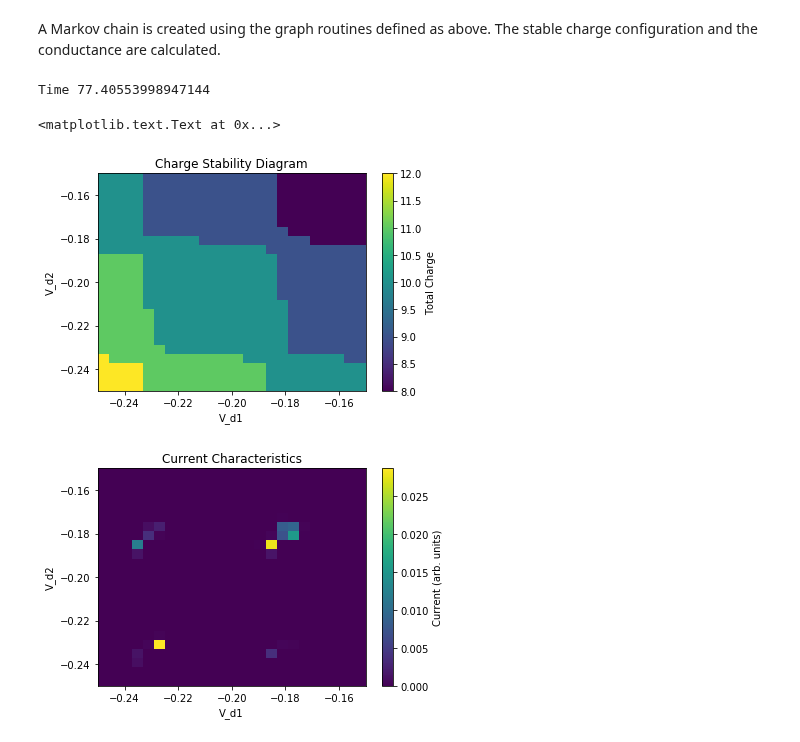
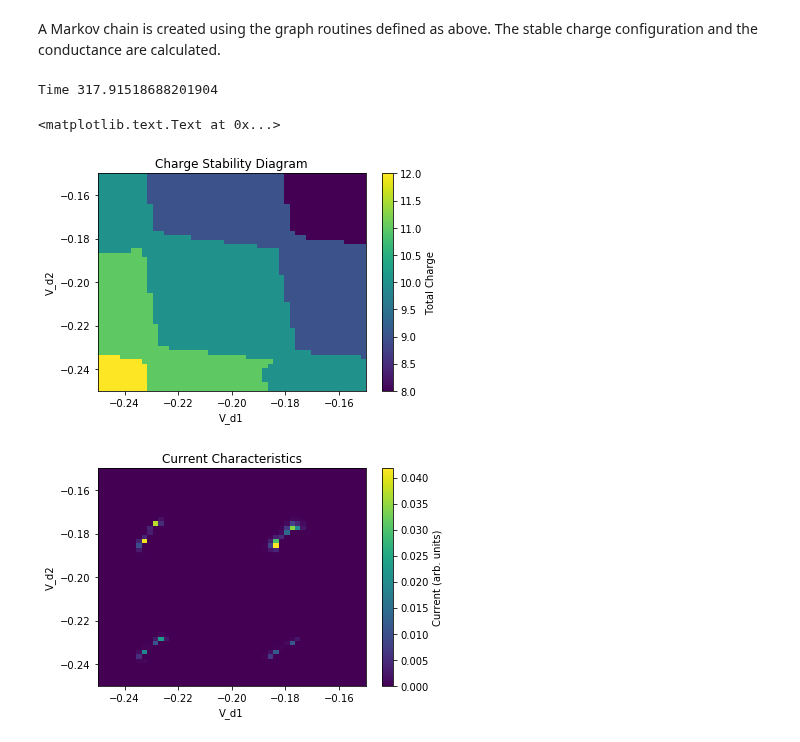
Before and after one commit to Quantumgame/quantum-ml, a Jupyter notebook: ThomasFermi Capacitance Model/Capacitance Model and Conductance Calculations.ipynb, the cells around one changed output. Drawn from its saved outputs; the diff is of its cells as text; code cells hidden in the pictures.

```diff
--- a/ThomasFermi Capacitance Model/Capacitance Model and Conductance Calculations.ipynb
+++ b/ThomasFermi Capacitance Model/Capacitance Model and Conductance Calculations.ipynb
@@ -234,7 +234,7 @@ class ThomasFermi():
 
         N_int = [int(np.rint(x)) for x in Z]
         N_limit = 1
-        dN_list = [range(max(0,x-N_limit),x+N_limit,1) for x in N_int]
+        dN_list = [range(max(0,x-N_limit),x+N_limit+1,1) for x in N_int]
         N_list = list(itertools.product(*dN_list))
 
         energy_table = [self.calc_cap_energy(np.array(x)) for x in N_list]
@@ -652,7 +652,7 @@ class Markov():
 # %% [markdown]
 A Markov chain is created using the graph routines defined as above. The stable charge configuration and the conductance are calculated.
 # %%
-N_v = 25
+N_v = 50
 Vd1_vec = np.linspace(-150e-3,-250e-3,N_v)
 Vd2_vec = np.linspace(-150e-3,-250e-3,N_v)
 
@@ -673,33 +673,33 @@ def markov_wrapper(V):
     markov = Markov(tf)
 
     markov.generate_graph()
     current = markov.calc_current()
     state = markov.calc_state()
 
     return state,current
 
 output = [markov_wrapper(calc_V(x,y)) for y in list_list_b]
 print("Time",time.time()-st)
 
 XX,YY = np.meshgrid(Vd1_vec,Vd2_vec)
 
 plt.figure(1)
 plt.pcolor(XX,YY,np.array([np.sum(x[0]) for x in output]).reshape((N_v,N_v)));
 plt.xlabel('V_d1')
 plt.ylabel('V_d2')
 cbar = plt.colorbar()
 cbar.set_label("Total Charge")
 plt.title('Charge Stability Diagram')
 
 plt.figure(2)
 plt.pcolor(XX,YY,np.array([abs(x[1]) for x in output]).reshape((N_v,N_v)));
 plt.xlabel('V_d1')
 plt.ylabel('V_d2')
 cbar = plt.colorbar()
 cbar.set_label("Current (arb. units)")
 plt.title('Current Characteristics')
 # %% [output]
-Time 77.40553998947144
+Time 317.91518688201904
 <matplotlib.text.Text at 0x...>
-[figure, old version]
+[figure, new version]
-[figure, old version]
+[figure, new version]
```
Also changed, not shown: 1 other file.
